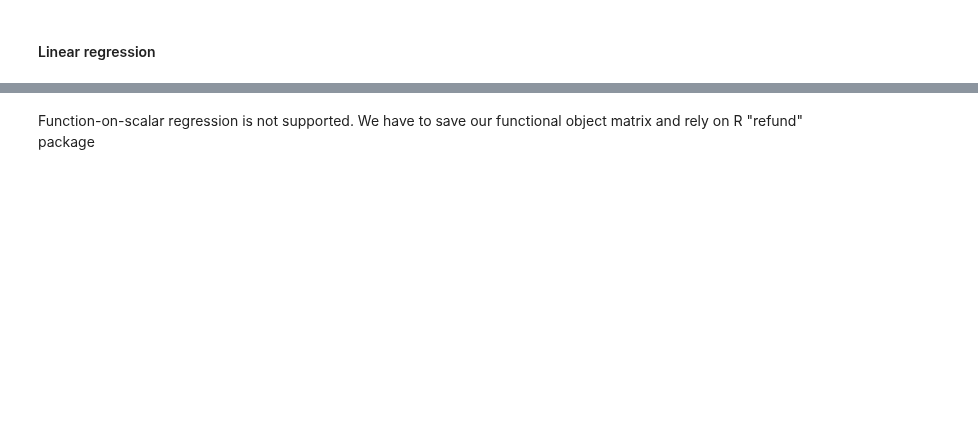
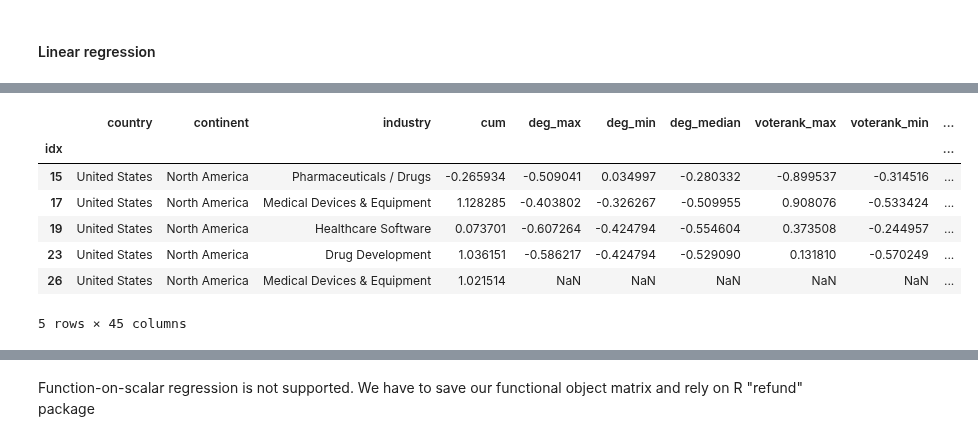
Before and after one commit to testalorenzo/crunch_net, a Jupyter notebook: ANS/notebook/notebooks/ANS_extension.ipynb, the cells around one changed output, grey strips where cells are left out. Saved outputs shown, nothing was run; the diff lists cells and outputs as text; code cells hidden in the pictures; blank space fills up the shorter version.

```diff
--- a/ANS/notebook/notebooks/ANS_extension.ipynb
+++ b/ANS/notebook/notebooks/ANS_extension.ipynb
@@ -307,0 +323,32 @@ plt.show()
+# %%
+cumulate=pd.DataFrame(cumulate).reset_index()
+cumulate.columns=['idx', 'cum']
+# %%
+cumulate['cum']=cumulate.cum.apply(np.log)
+covariates['id']=covariates.id.apply(float)
+# %%
+binary_merge=pd.merge(cumulate, covariates, left_on='idx', right_on='id')
+binary_merge.index=binary_merge.idx
+binary_merge=binary_merge.drop(['node', 'id', 'bipartite', 'idx'], axis=1)
+
+cat=binary_merge.select_dtypes(exclude=['float64', 'int64'])
+num=binary_merge.select_dtypes(include=['float64', 'int64'])
+
+scaler = preprocessing.StandardScaler().fit(num)
+num_scaled = scaler.transform(num)
+num_scaled=pd.DataFrame(num_scaled)
+num_scaled.columns=num.columns
+num_scaled.index=cat.index
+
+binary_merge=pd.concat([cat, num_scaled], axis=1)
+# %%
+binary_merge.head()
+# %% [output]
+|  | country | continent | industry | cum | deg_max | deg_min | deg_median | voterank_max | voterank_min | ... |
+| idx |  |  |  |  |  |  |  |  |  | ... |
+| 15 | United States | North America | Pharmaceuticals / Drugs | -0.265934 | -0.509041 | 0.034997 | -0.280332 | -0.899537 | -0.314516 | ... |
+| 17 | United States | North America | Medical Devices & Equipment | 1.128285 | -0.403802 | -0.326267 | -0.509955 | 0.908076 | -0.533424 | ... |
+| 19 | United States | North America | Healthcare Software | 0.073701 | -0.607264 | -0.424794 | -0.554604 | 0.373508 | -0.244957 | ... |
+| 23 | United States | North America | Drug Development | 1.036151 | -0.586217 | -0.424794 | -0.529090 | 0.131810 | -0.570249 | ... |
+| 26 | United States | North America | Medical Devices & Equipment | 1.021514 | NaN | NaN | NaN | NaN | NaN | ... |
+5 rows × 45 columns
```
Also changed, not shown: parts of 15 cells of this notebook, 4 other files.
